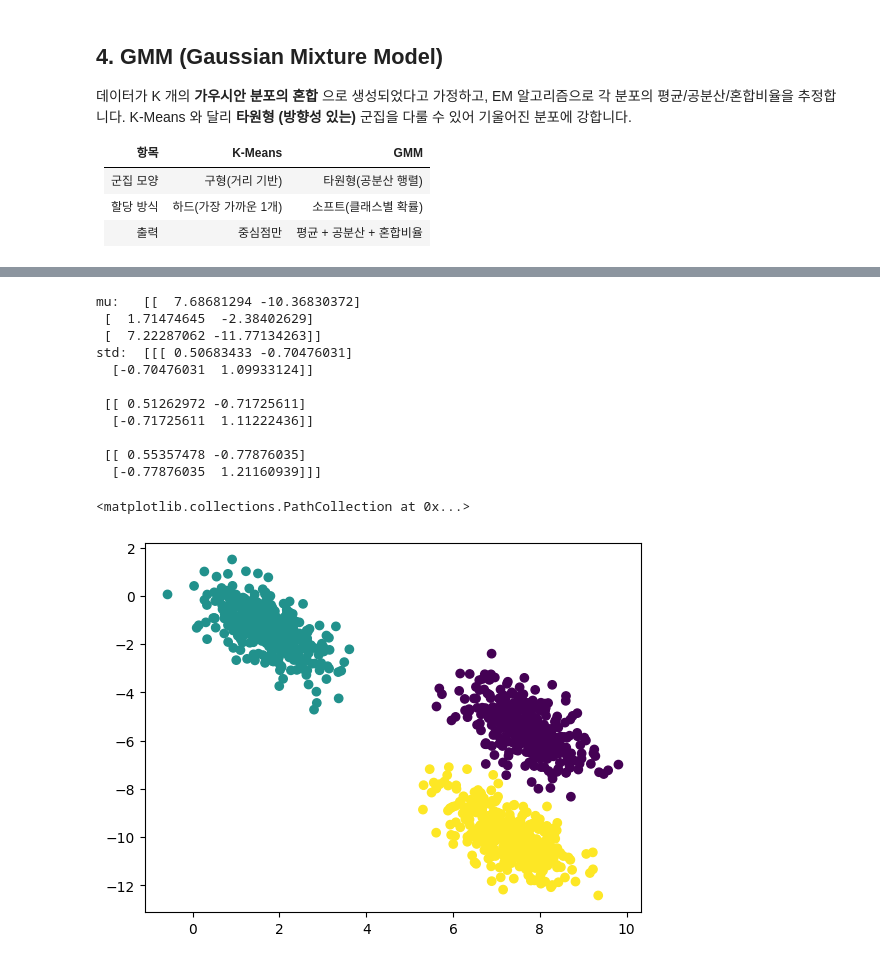
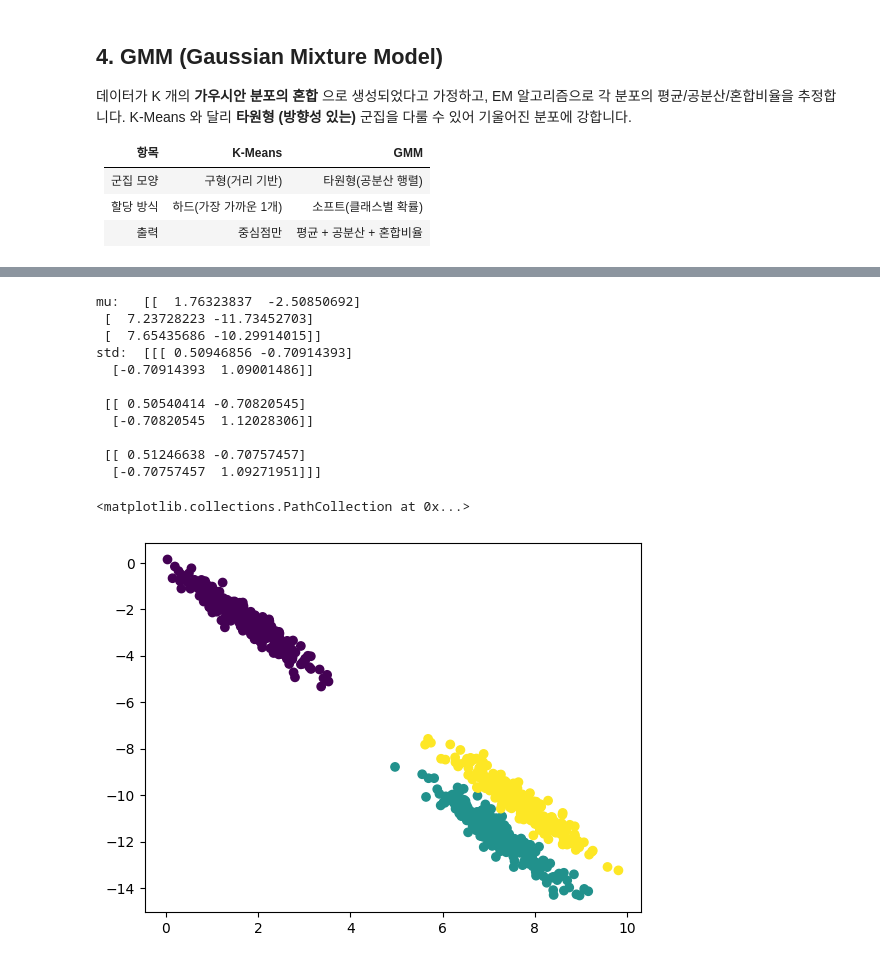
Before and after one commit to choki0715/ML_DL, a Jupyter notebook: clustering_examples.ipynb, the cells around one changed output, grey strips where cells are left out. Cells and saved outputs as stored; diff of their text form; code cells hidden in the pictures.

```diff
--- a/clustering_examples.ipynb
+++ b/clustering_examples.ipynb
@@ -32,7 +32,7 @@ import numpy as np
 import matplotlib.pyplot as plt
 from sklearn.datasets import make_blobs
 
-n_samples = 1000
+n_samples = 700
 random_state = 200
 
 X_1, y_1 = make_blobs(n_samples=n_samples, random_state=random_state)
@@ -142,23 +142,23 @@ std:  [[[ 0.92692011 -0.07471284]
 # %%
-gm_2 = GaussianMixture(n_components=3, random_state=0).fit(X_2)
+gm_2 = GaussianMixture(n_components=3, n_init=5, random_state=0).fit(X_2)
 labels_2 = gm_2.predict(X_2)
 
 print('mu:  ', gm_2.means_)
 
 print('std: ', gm_2.covariances_)
 
-plt.scatter(X_2[:, 0], X_1[:, 1], c=labels_2)
+plt.scatter(X_2[:, 0], X_2[:, 1], c=labels_2)
 # %% [output]
-mu:   [[  7.68681294 -10.36830372]
- [  1.71474645  -2.38402629]
- [  7.22287062 -11.77134263]]
-std:  [[[ 0.50683433 -0.70476031]
-  [-0.70476031  1.09933124]]
+mu:   [[  1.76323837  -2.50850692]
+ [  7.23728223 -11.73452703]
+ [  7.65435686 -10.29914015]]
+std:  [[[ 0.50946856 -0.70914393]
+  [-0.70914393  1.09001486]]
 
- [[ 0.51262972 -0.71725611]
-  [-0.71725611  1.11222436]]
+ [[ 0.50540414 -0.70820545]
+  [-0.70820545  1.12028306]]
 
- [[ 0.55357478 -0.77876035]
-  [-0.77876035  1.21160939]]]
+ [[ 0.51246638 -0.70757457]
+  [-0.70757457  1.09271951]]]
 <matplotlib.collections.PathCollection at 0x...>
-[figure, old version]
+[figure, new version]
```
Also changed, not shown: parts of 7 cells of this notebook.
